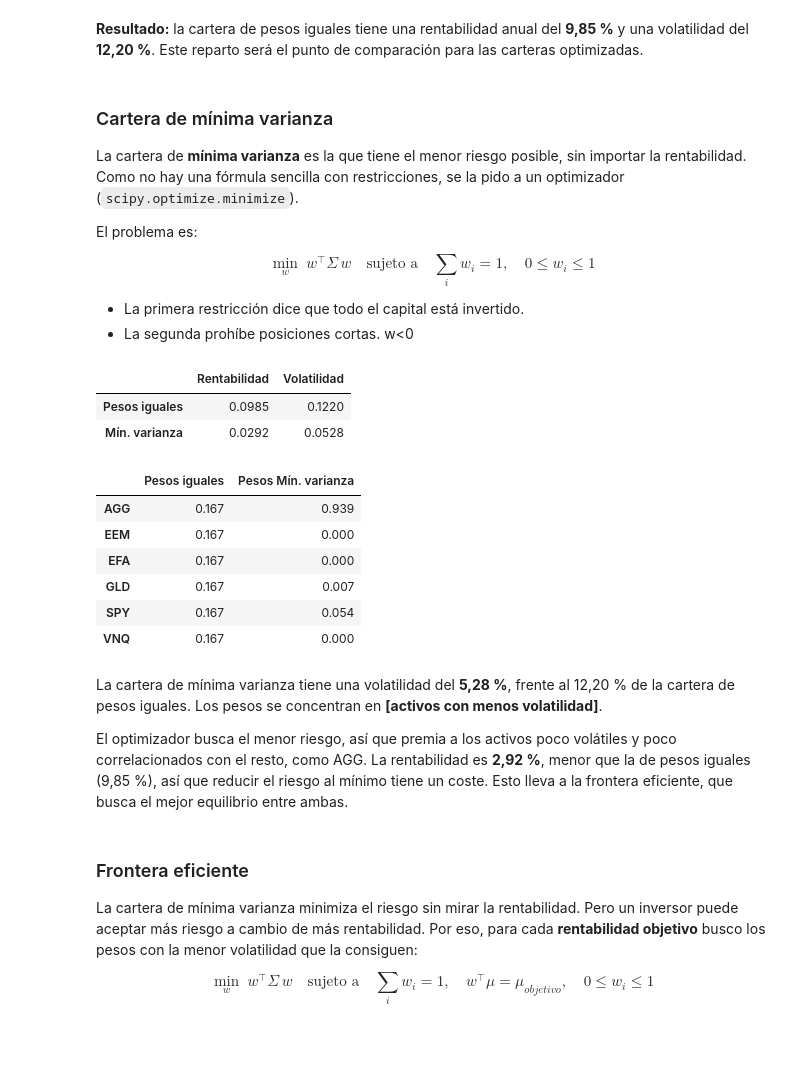
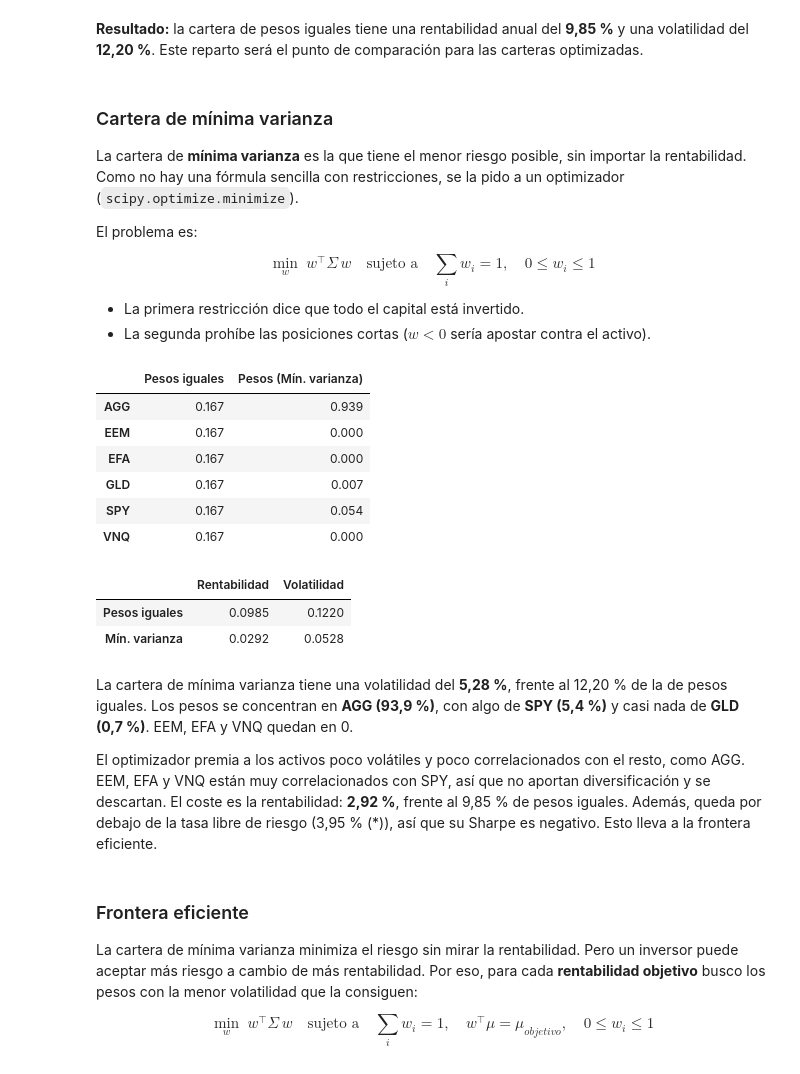
Before and after one commit to mnayala100/proyecto-cartera-markowitz, a Jupyter notebook: notebooks/03_optimizacion.ipynb, the cells around one changed output. Saved outputs shown, nothing was run; the diff lists cells and outputs as text; code cells hidden in the pictures; blank space fills up the shorter version.

```diff
--- a/notebooks/03_optimizacion.ipynb
+++ b/notebooks/03_optimizacion.ipynb
@@ -61,37 +62,37 @@ El problema es:
 $$\min_w \; w^\top \Sigma\, w \quad \text{sujeto a} \quad \sum_i w_i = 1, \quad 0 \le w_i \le 1$$
 
 - La primera restricción dice que todo el capital está invertido.
-- La segunda prohíbe posiciones cortas. w<0
+- La segunda prohíbe las posiciones cortas ($w<0$ sería apostar contra el activo).
-# %%
-comparacion = pd.DataFrame({
-    "Rentabilidad": [rent_cartera(w_igual, mu), rent_cartera(w_min, mu)],
-    "Volatilidad":  [vol_cartera(w_igual, cov), vol_cartera(w_min, cov)],
-}, index=["Pesos iguales", "Mín. varianza"])
-
-comparacion.round(4)
-# %% [output]
-|  | Rentabilidad | Volatilidad |
-| Pesos iguales | 0.0985 | 0.1220 |
-| Mín. varianza | 0.0292 | 0.0528 |
 # %%
 from src.portfolio import cartera_min_varianza
 
 w_min = cartera_min_varianza(cov)
 
-pesos = pd.DataFrame({"Pesos iguales": w_igual, " Pesos Mín. varianza": w_min}, index=activos)
+pesos = pd.DataFrame({"Pesos iguales": w_igual, "Pesos (Mín. varianza)": w_min}, index=activos)
 pesos.round(3)
 # %% [output]
-|  | Pesos iguales | Pesos Mín. varianza |
+|  | Pesos iguales | Pesos (Mín. varianza) |
 | AGG | 0.167 | 0.939 |
 | EEM | 0.167 | 0.000 |
 | EFA | 0.167 | 0.000 |
 | GLD | 0.167 | 0.007 |
 | SPY | 0.167 | 0.054 |
 | VNQ | 0.167 | 0.000 |
+# %%
+comparacion = pd.DataFrame({
+    "Rentabilidad": [rent_cartera(w_igual, mu), rent_cartera(w_min, mu)],
+    "Volatilidad":  [vol_cartera(w_igual, cov), vol_cartera(w_min, cov)],
+}, index=["Pesos iguales", "Mín. varianza"])
+
+comparacion.round(4)
+# %% [output]
+|  | Rentabilidad | Volatilidad |
+| Pesos iguales | 0.0985 | 0.1220 |
+| Mín. varianza | 0.0292 | 0.0528 |
 # %% [markdown]
-La cartera de mínima varianza tiene una volatilidad del **5,28 %**, frente al 12,20 % de la cartera de pesos iguales. Los pesos se concentran en **[activos con menos volatilidad]**.
+La cartera de mínima varianza tiene una volatilidad del **5,28 %**, frente al 12,20 % de la de pesos iguales. Los pesos se concentran en **AGG (93,9 %)**, con algo de **SPY (5,4 %)** y casi nada de **GLD (0,7 %)**. EEM, EFA y VNQ quedan en 0.
 
-El optimizador busca el menor riesgo, así que premia a los activos poco volátiles y poco correlacionados con el resto, como AGG. La rentabilidad es **2,92 %**, menor que la de pesos iguales (9,85 %), así que reducir el riesgo al mínimo tiene un coste. Esto lleva a la frontera eficiente, que busca el mejor equilibrio entre ambas.
+El optimizador premia a los activos poco volátiles y poco correlacionados con el resto, como AGG. EEM, EFA y VNQ están muy correlacionados con SPY, así que no aportan diversificación y se descartan. El coste es la rentabilidad: **2,92 %**, frente al 9,85 % de pesos iguales. Además, queda por debajo de la tasa libre de riesgo (3,95 % (\*)), así que su Sharpe es negativo. Esto lleva a la frontera eficiente.
 # %% [markdown]
 ### Frontera eficiente
 
```
Also changed, not shown: parts of 11 cells of this notebook, 8 other files.
